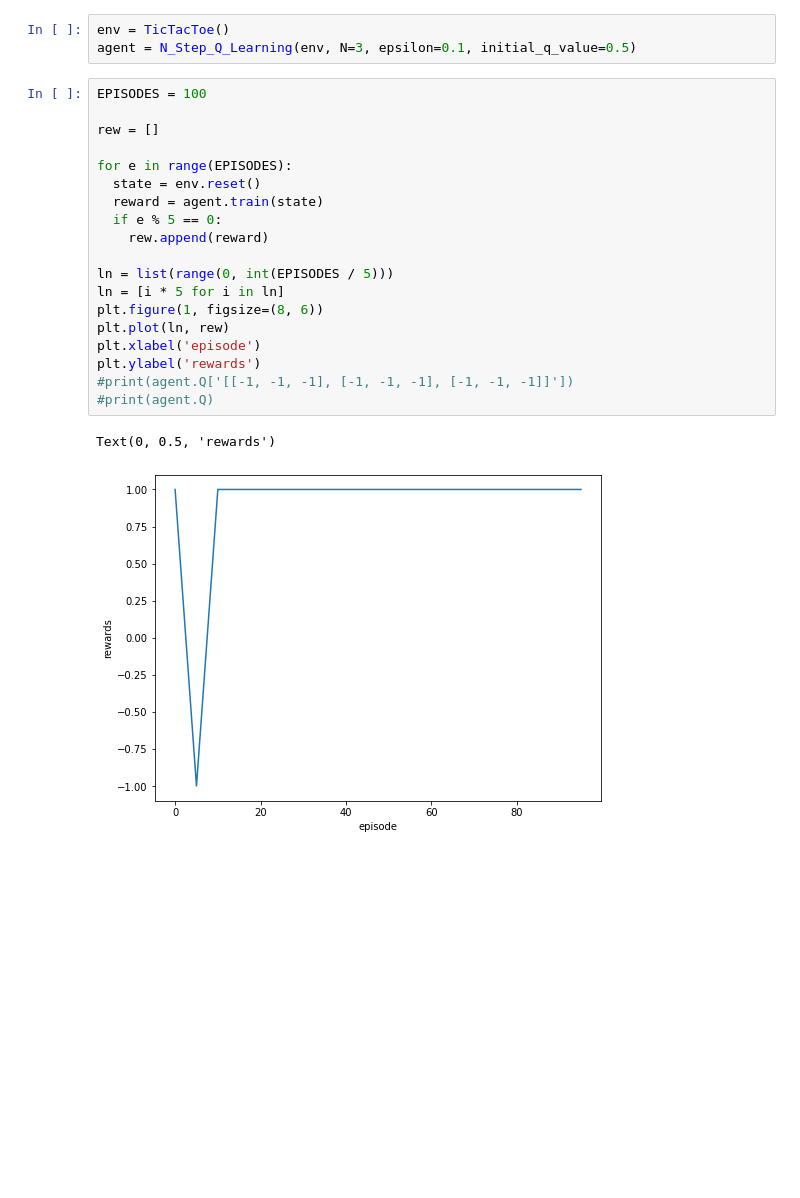
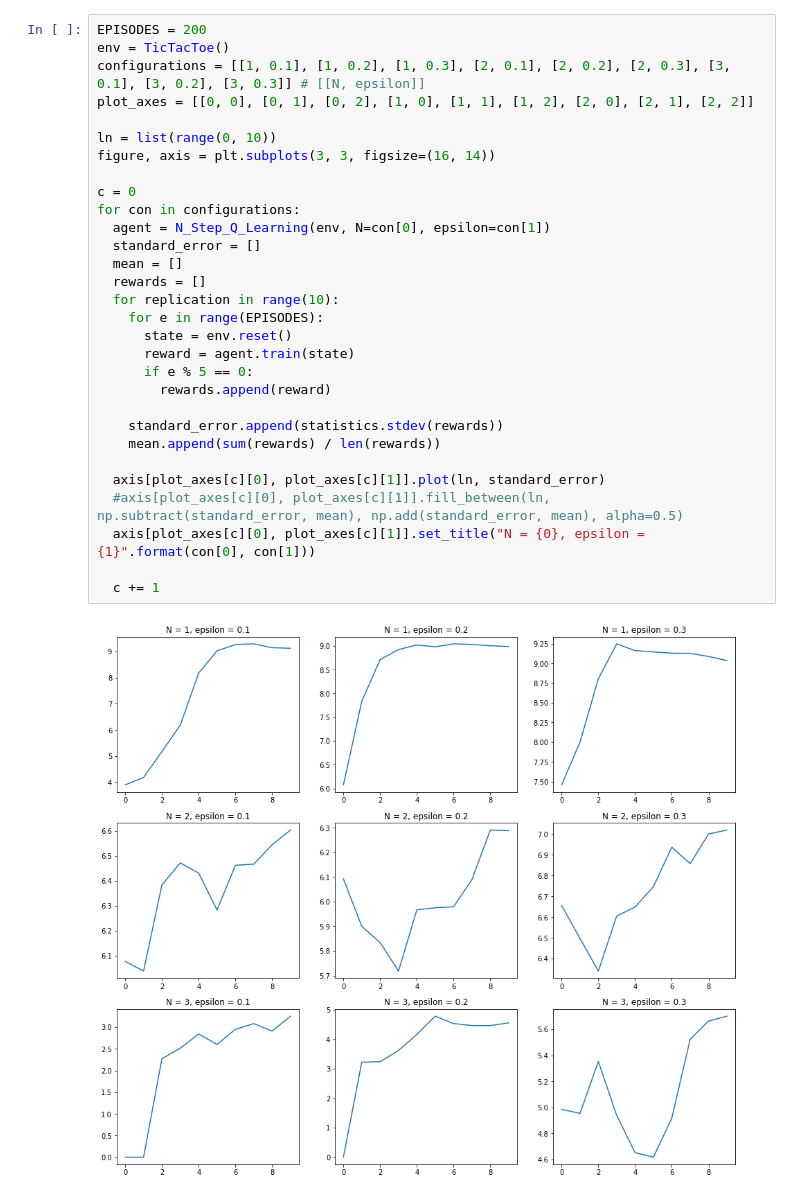
Before and after one commit to Setin2/Misc, a Jupyter notebook: tictactoe.ipynb, the cells around one changed output. Drawn from its saved outputs; the diff is of its cells as text; blank space fills up the shorter version.

```diff
--- a/tictactoe.ipynb
+++ b/tictactoe.ipynb
@@ -290,25 +296,32 @@ class N_Step_Q_Learning():
-# %%
-env = TicTacToe()
-agent = N_Step_Q_Learning(env, N=3, epsilon=0.1, initial_q_value=0.5)
-# %%
-EPISODES = 100
-
-rew = []
-
-for e in range(EPISODES):
-  state = env.reset()
-  reward = agent.train(state)
-  if e % 5 == 0:
-    rew.append(reward)
-
-ln = list(range(0, int(EPISODES / 5)))
-ln = [i * 5 for i in ln]
-plt.figure(1, figsize=(8, 6))
-plt.plot(ln, rew)
-plt.xlabel('episode')
-plt.ylabel('rewards')
-#print(agent.Q['[[-1, -1, -1], [-1, -1, -1], [-1, -1, -1]]'])
-#print(agent.Q)
-# %% [output]
-Text(0, 0.5, 'rewards')
-[figure, removed]
+# %%
+EPISODES = 200
+env = TicTacToe()
+configurations = [[1, 0.1], [1, 0.2], [1, 0.3], [2, 0.1], [2, 0.2], [2, 0.3], [3, 0.1], [3, 0.2], [3, 0.3]] # [[N, epsilon]]
+plot_axes = [[0, 0], [0, 1], [0, 2], [1, 0], [1, 1], [1, 2], [2, 0], [2, 1], [2, 2]]
+
+ln = list(range(0, 10))
+figure, axis = plt.subplots(3, 3, figsize=(16, 14))
+
+c = 0
+for con in configurations:
+  agent = N_Step_Q_Learning(env, N=con[0], epsilon=con[1])
+  standard_error = []
+  mean = []
+  rewards = []
+  for replication in range(10):
+    for e in range(EPISODES):
+      state = env.reset()
+      reward = agent.train(state)
+      if e % 5 == 0:
+        rewards.append(reward)
+
+    standard_error.append(statistics.stdev(rewards))
+    mean.append(sum(rewards) / len(rewards))
+
+  axis[plot_axes[c][0], plot_axes[c][1]].plot(ln, standard_error)
+  #axis[plot_axes[c][0], plot_axes[c][1]].fill_between(ln, np.subtract(standard_error, mean), np.add(standard_error, mean), alpha=0.5)
+  axis[plot_axes[c][0], plot_axes[c][1]].set_title("N = {0}, epsilon = {1}".format(con[0], con[1]))
+
+  c += 1
+# %% [output]
+[figure, added]
```
Also changed, not shown: parts of 4 cells of this notebook.
